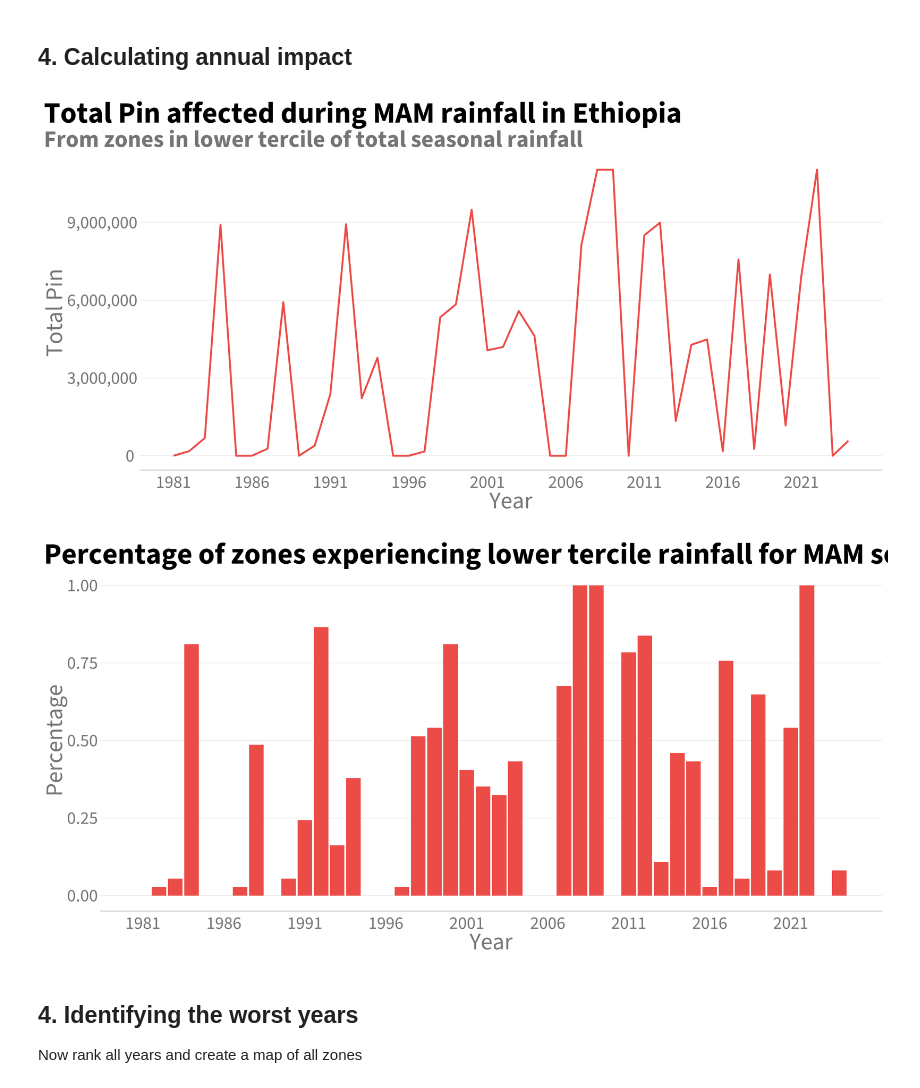
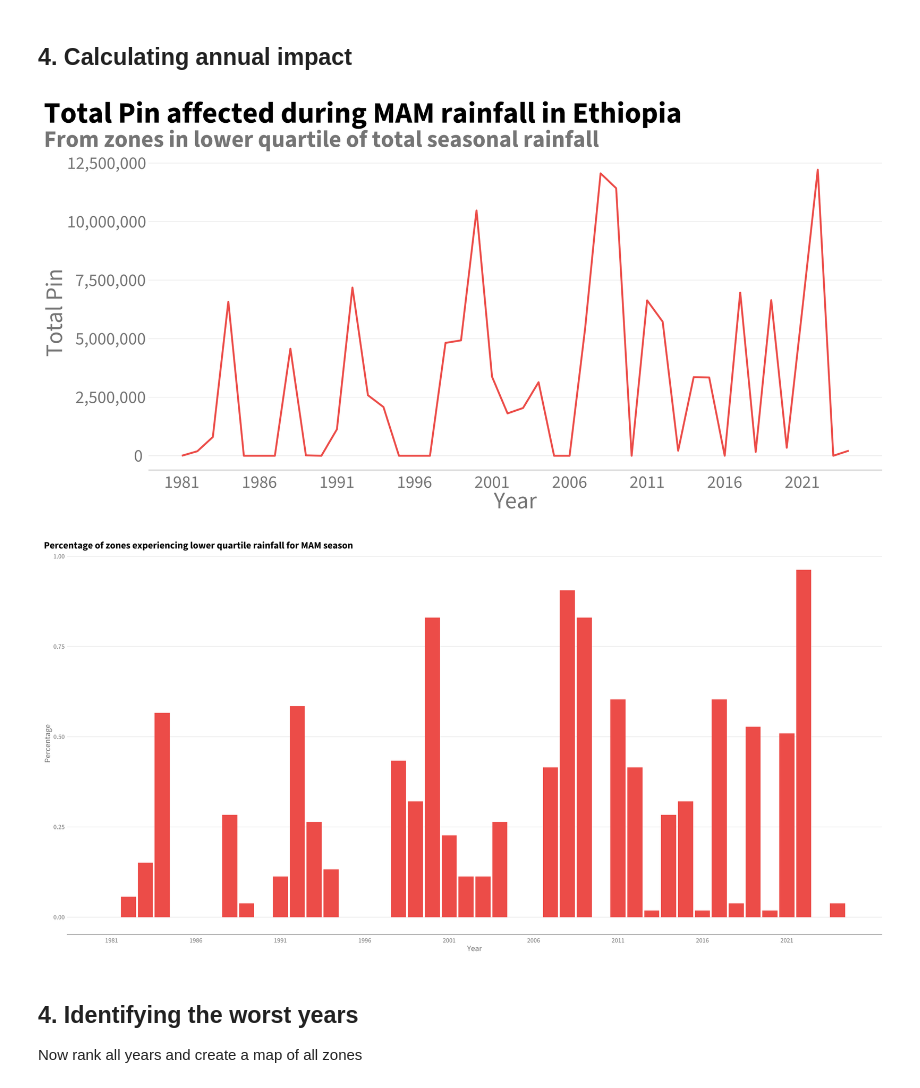
Before and after one commit to OCHA-DAP/ds-aa-eth-drought, a Jupyter notebook: analysis/03_0_pin_analysis.ipynb, the cells around one changed output. Cells and saved outputs as stored; diff of their text form; code cells hidden in the pictures.

```diff
--- a/analysis/03_0_pin_analysis.ipynb
+++ b/analysis/03_0_pin_analysis.ipynb
@@ -30,12 +31,12 @@ con <- DBI::dbConnect(
 font_sizing <- theme(
     plot.title = element_text(size = 50),
     plot.subtitle = element_text(size = 40),
-    legend.title = element_text(size = 40),
-    legend.text = element_text(size = 30),
-    axis.text.x = element_text(size = 30),
-    axis.text.y = element_text(size = 30),
+    legend.title = element_text(size = 50),
+    legend.text = element_text(size = 50),
+    axis.text.x = element_text(size = 60),
+    axis.text.y = element_text(size = 60),
     strip.text = element_text(size = 30),
-    axis.title = element_text(size = 40),
+    axis.title = element_text(size = 60),
     plot.caption = element_text(size = 30)
   )
 # %% [markdown]
@@ -243,7 +276,7 @@ ggplot() +
 We can get Ethiopia's raster stats from the team's PostgreSQL database, where stats are pulled from the ECMWF ERA5 Reanalysis. For each zone, we'll identify years with below average rainfall (identified by the lower tercile or lower quartile). We're focusing specifically on rainfall in the MAM (March, April, May) season, and only on zones within that season.
 # %%
 # Get the historical rainfall data from the database to selected zones
-query_era5 <- "SELECT * from public.era5 WHERE iso3='ETH' AND adm_level=2"
+query_era5 <- "SELECT * from public.era5_temp WHERE iso3='ETH' AND adm_level=2"
 df_era5 <- dbGetQuery(con, query_era5) %>%
     filter(
         pcode %in% df_mam_ond$admin2Pcode |
@@ -313,7 +373,7 @@ df_precip_summary_merged <- df_precip_summary %>%
 # %% [markdown]
 ## 4. Calculating annual impact
 # %%
-severity <- "tercile"
+severity <- "quartile"
 metric <- "Pin"
 # %%
 calc_yearly_impact <- function(df, severity, metric) {
@@ -337,27 +397,27 @@ df_affected <- calc_yearly_impact(df_precip_summary_merged, severity, metric)
 # %%
 ggplot(df_affected, aes(x=year, y=total_affected)) +
     geom_line(color = hdx_hex("tomato-hdx"), size = 1.5) +
     # TODO: This is pretty manual...
     # geom_point(x=2012, y=8990095.8, size=5, color="#F2645A") +
-    scale_x_continuous(breaks = seq(min(df_pin_mam$year), max(df_pin_mam$year), by = 5)) +
+    scale_x_continuous(breaks = seq(min(df_affected$year), max(df_affected$year), by = 5)) +
     scale_y_continuous(labels = comma_format(big.mark = ",")) +
     font_sizing +
   labs(
     title = paste0("Total ",  metric, " affected during MAM rainfall in Ethiopia"),
     subtitle = paste0("From zones in lower ", severity, " of total seasonal rainfall"),
     x = "Year",
     y = paste0("Total ", metric),
   )
 
 ggsave("total_pin_affected.png", width = 30, height = 10, units = "cm")
 # %% [output]
-[figure, old version]
+[figure, new version]
 # %%
 ggplot(df_affected, aes(x=year)) +
     geom_bar(aes(y=proportion_zones_affected), fill = hdx_hex("tomato-hdx"), stat = "identity") +
     scale_x_continuous(breaks = seq(min(df_affected$year), max(df_affected$year), by = 5)) +
     scale_y_continuous(labels = comma_format(big.mark = ",")) +
-    font_sizing +
+    #font_sizing +
     labs(
         title = paste0("Percentage of zones experiencing lower ", severity, " rainfall for MAM season"),
         x = "Year",
@@ -366,7 +426,7 @@ ggplot(df_affected, aes(x=year)) +
 
 # ggsave("prop_pin_quartile.png", width = 30, height = 10, units = "cm")
 # %% [output]
-[figure, old version]
+[figure, new version]
 # %% [markdown]
 ## 4. Identifying the worst years
 
```
Also changed, not shown: parts of 17 cells of this notebook.
